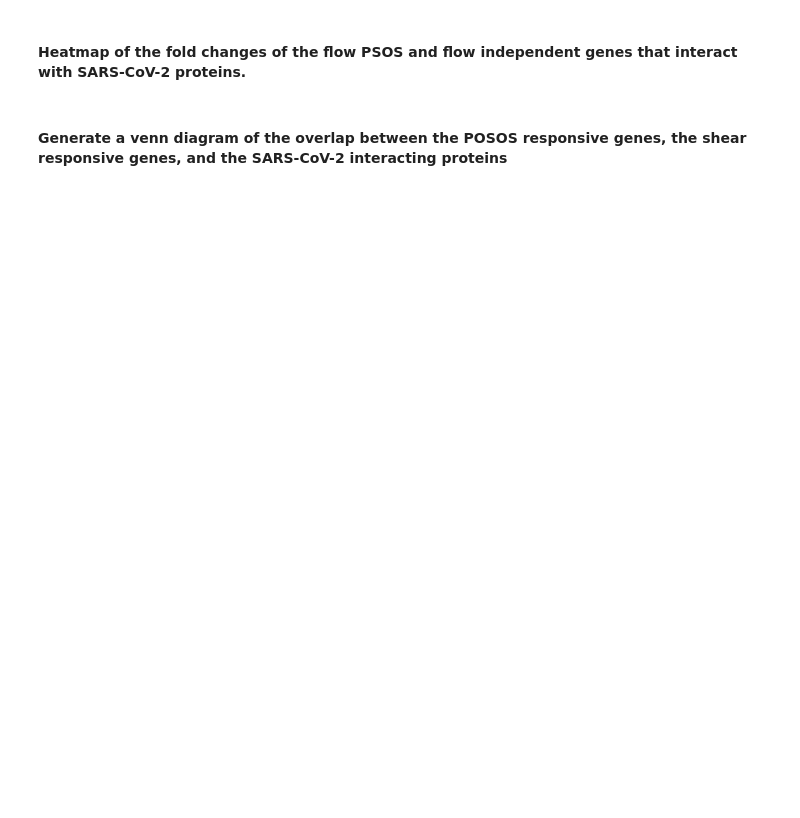
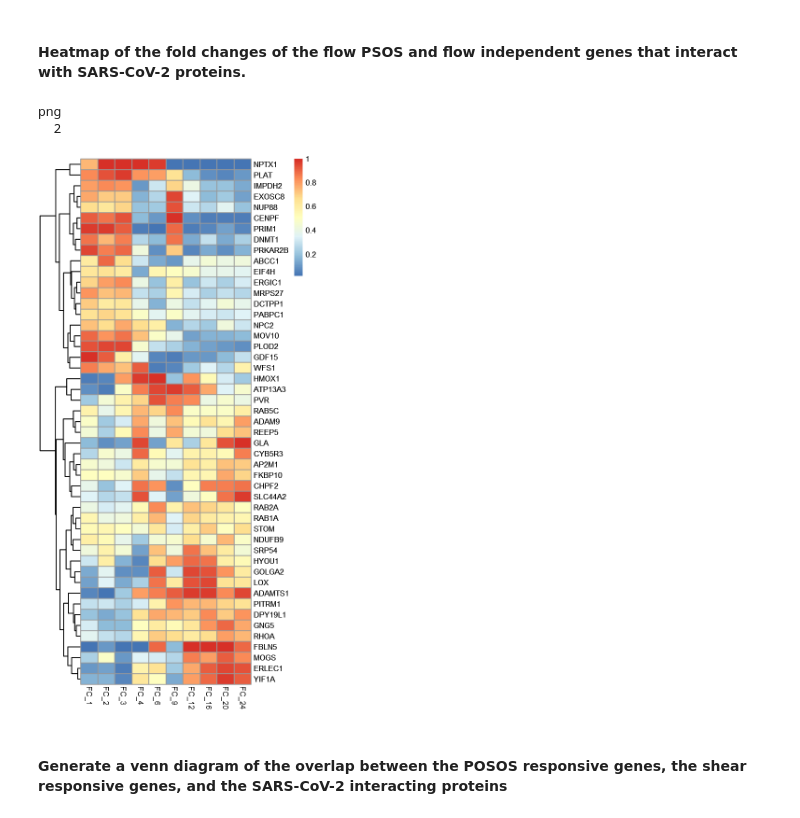
Before and after one commit to brendangongol/Classification_of_COVID19_shear_responsive_genes, a Jupyter notebook: 2020-6-10 Classification_of_shear_gene_expression.ipynb, the cells around one changed output. Saved outputs shown, nothing was run; the diff lists cells and outputs as text; code cells hidden in the pictures; blank space fills up the shorter version.

```diff
--- a/2020-6-10 Classification_of_shear_gene_expression.ipynb
+++ b/2020-6-10 Classification_of_shear_gene_expression.ipynb
@@ -192,9 +220,13 @@ lineGraph_loopR(DataTable = covid[PSOS_responsive == "PSOS",], directory = "./re
 # %%
 options(repr.plot.width=5, repr.plot.height=10)
 Data <- covid[,c(1,93:134), with = FALSE]
 DATA_matrix <- heatmapNormalize(Data)
 p <- pheatmap(percentize(DATA_matrix), cluster_row = TRUE, cluster_cols = FALSE, show_rownames = TRUE);p
-#tiff(file = "./results/4 shear heatmap normalized.tiff", width = 2000, height = 5300, units = "px", res = 400);p;dev.off()
+tiff(file = "./results/4 shear heatmap normalized.tiff", width = 2000, height = 5300, units = "px", res = 400);p;dev.off()
+# %% [output]
+png
+  2
+[figure, added]
 # %% [markdown]
 #### Generate a venn diagram of the overlap between the POSOS responsive genes, the shear responsive genes, and the SARS-CoV-2 interacting proteins
 # %%
```
Also changed, not shown: parts of 35 cells of this notebook, 8 other files.
